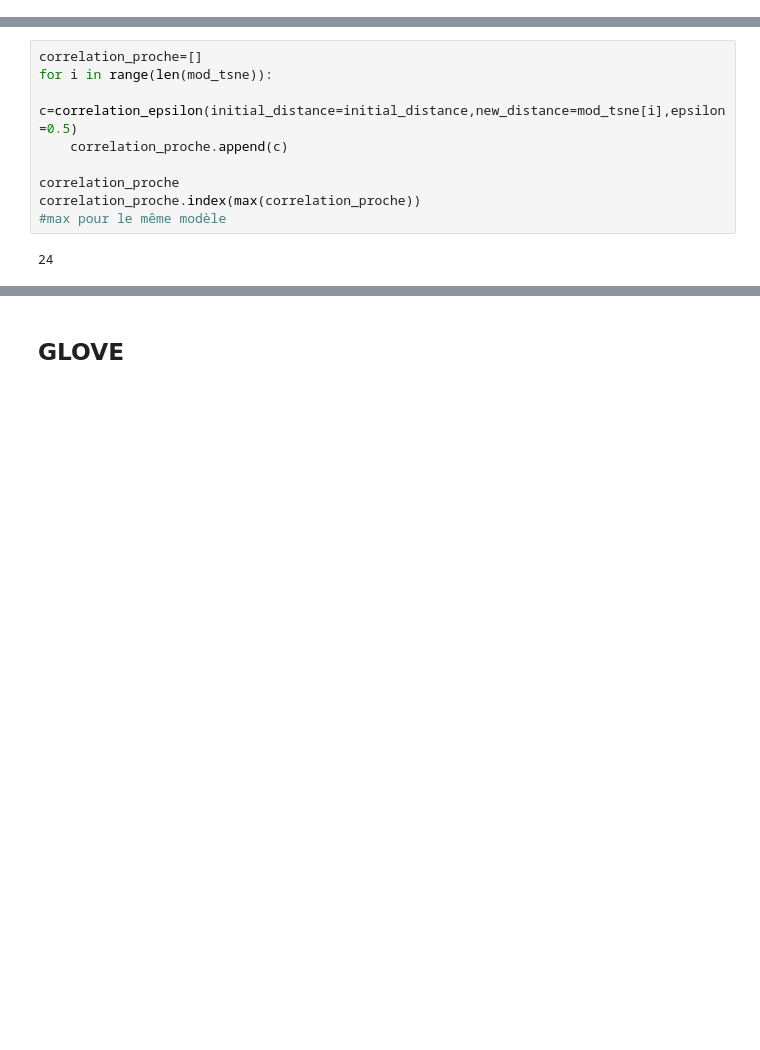
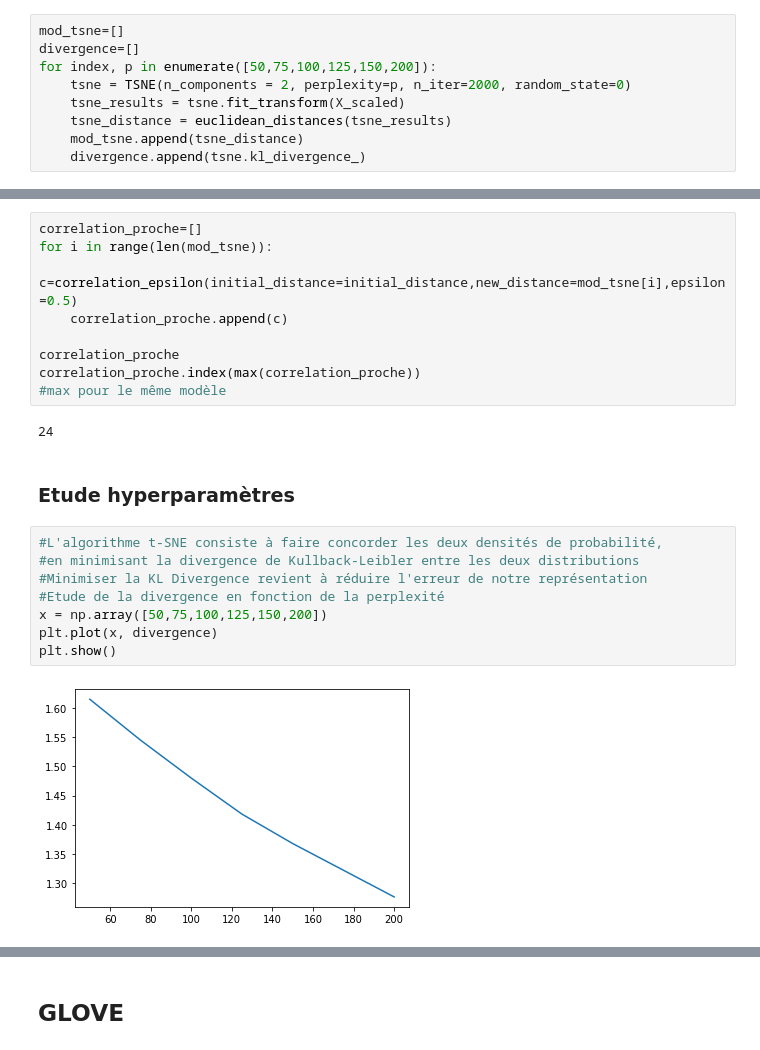
Before and after one commit to dmkant/projet-statistique-2022, a Jupyter notebook: reduction_dim/moyenne/comparaison.ipynb, the cells around one changed output, grey strips where cells are left out. Drawn from its saved outputs; the diff is of its cells as text; blank space fills up the shorter version.

Commit message:
comparaison tsne

```diff
--- a/reduction_dim/moyenne/comparaison.ipynb
+++ b/reduction_dim/moyenne/comparaison.ipynb
@@ -43,4 +43,13 @@ X = data.values
 # Centrage et Réduction
 std_scale = preprocessing.StandardScaler().fit(X)
 X_scaled = std_scale.transform(X)
+# %%
+mod_tsne=[]
+divergence=[]
+for index, p in enumerate([50,75,100,125,150,200]):
+    tsne = TSNE(n_components = 2, perplexity=p, n_iter=2000, random_state=0)
+    tsne_results = tsne.fit_transform(X_scaled)
+    tsne_distance = euclidean_distances(tsne_results)
+    mod_tsne.append(tsne_distance)
+    divergence.append(tsne.kl_divergence_)
 # %%
@@ -92,3 +101,15 @@ correlation_proche.index(max(correlation_proche))
 #max pour le même modèle
 # %% [output]
 24
+# %% [markdown]
+### Etude hyperparamètres
+# %%
+#L'algorithme t-SNE consiste à faire concorder les deux densités de probabilité,
+#en minimisant la divergence de Kullback-Leibler entre les deux distributions
+#Minimiser la KL Divergence revient à réduire l'erreur de notre représentation
+#Etude de la divergence en fonction de la perplexité
+x = np.array([50,75,100,125,150,200])
+plt.plot(x, divergence)
+plt.show()
+# %% [output]
+[figure, added]
```
Also changed, not shown: parts of 17 cells of this notebook.
